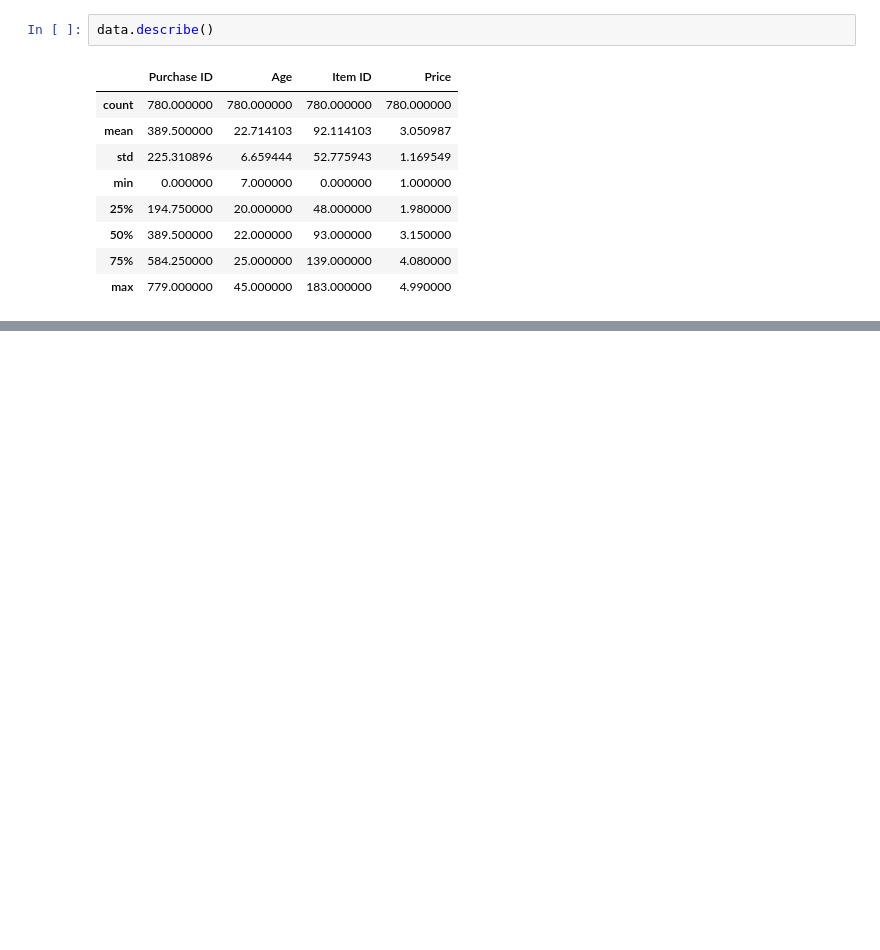
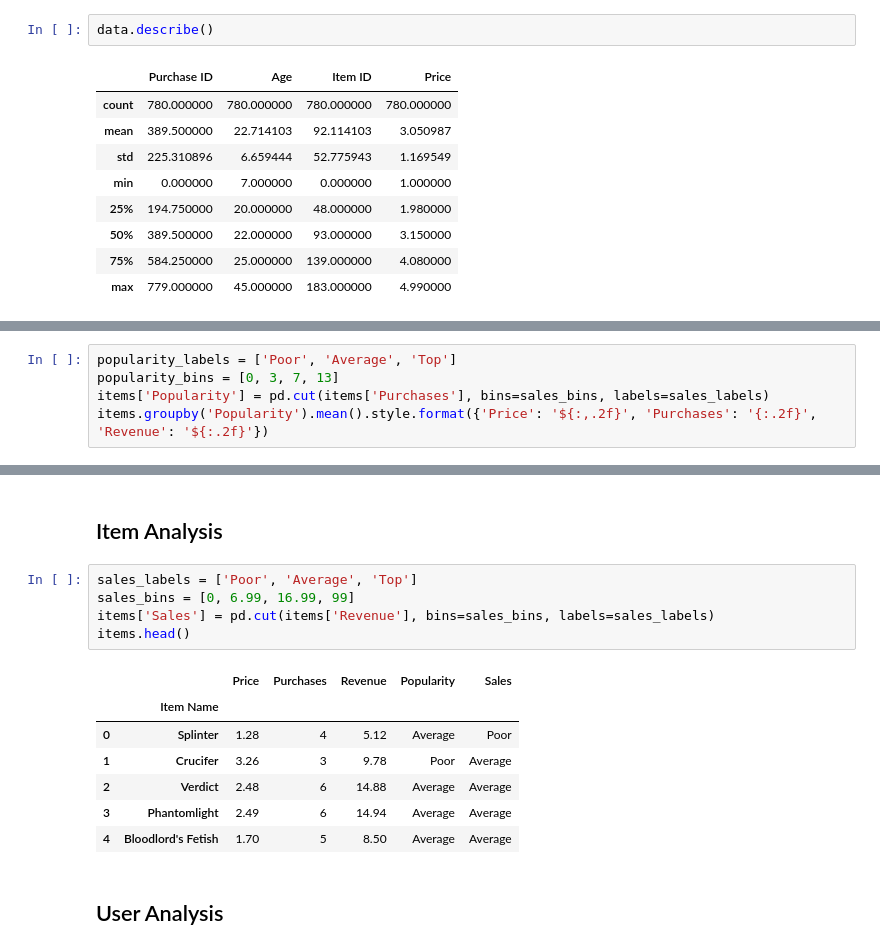
Before and after one commit to xsarinix/heroes-of-pymoli, a Jupyter notebook: heroes.ipynb, the cells around one changed output, grey strips where cells are left out. Saved outputs shown, nothing was run; the diff lists cells and outputs as text; blank space fills up the shorter version.

Commit message:
Through pricing analysis

```diff
--- a/heroes.ipynb
+++ b/heroes.ipynb
@@ -160,0 +158,5 @@ Total Revenue: $2,379.77
+# %%
+popularity_labels = ['Poor', 'Average', 'Top']
+popularity_bins = [0, 3, 7, 13]
+items['Popularity'] = pd.cut(items['Purchases'], bins=sales_bins, labels=sales_labels)
+items.groupby('Popularity').mean().style.format({'Price': '${:,.2f}', 'Purchases': '{:.2f}', 'Revenue': '${:.2f}'})
@@ -160,0 +169,19 @@ Total Revenue: $2,379.77
+# %% [markdown]
+Item Analysis
+----------------
+# %%
+sales_labels = ['Poor', 'Average', 'Top']
+sales_bins = [0, 6.99, 16.99, 99]
+items['Sales'] = pd.cut(items['Revenue'], bins=sales_bins, labels=sales_labels)
+items.head()
+# %% [output]
+|  |  | Price | Purchases | Revenue | Popularity | Sales |
+|  | Item Name |  |  |  |  |  |
+| 0 | Splinter | 1.28 | 4 | 5.12 | Average | Poor |
+| 1 | Crucifer | 3.26 | 3 | 9.78 | Poor | Average |
+| 2 | Verdict | 2.48 | 6 | 14.88 | Average | Average |
+| 3 | Phantomlight | 2.49 | 6 | 14.94 | Average | Average |
+| 4 | Bloodlord's Fetish | 1.70 | 5 | 8.50 | Average | Average |
+# %% [markdown]
+User Analysis
+------------
```
Also changed, not shown: parts of 20 cells of this notebook.
